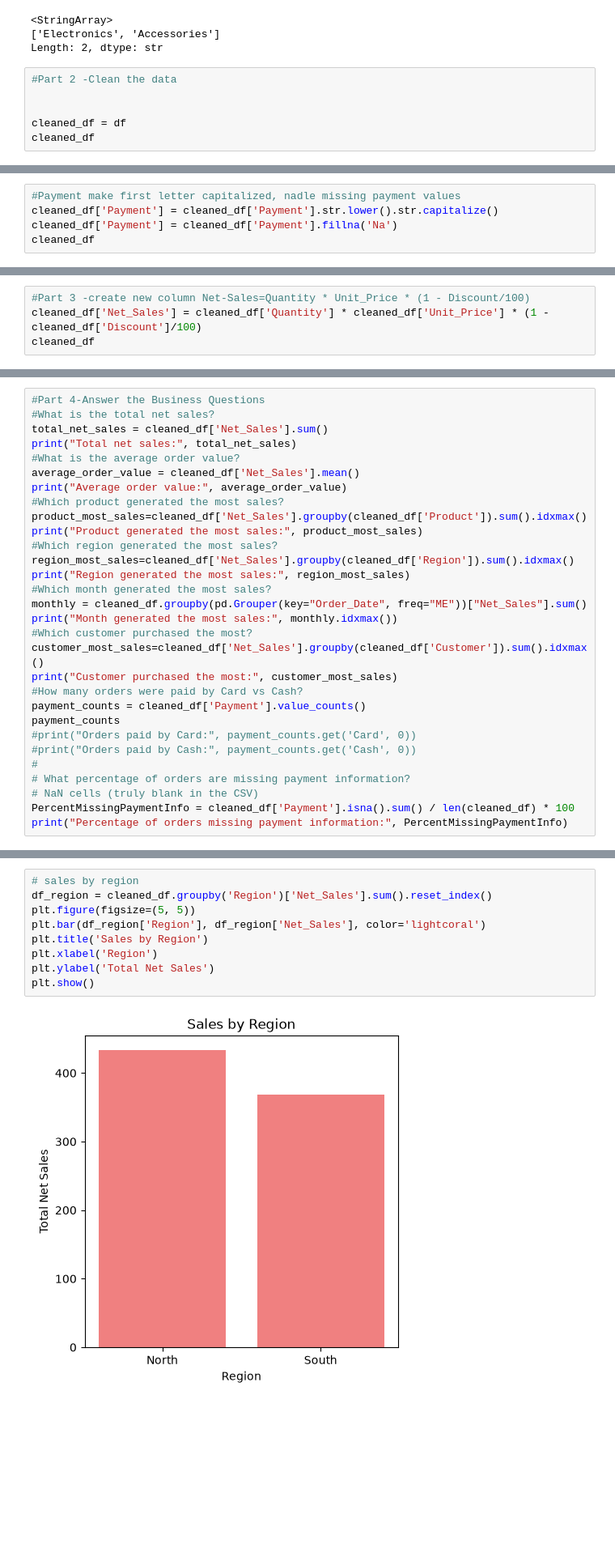
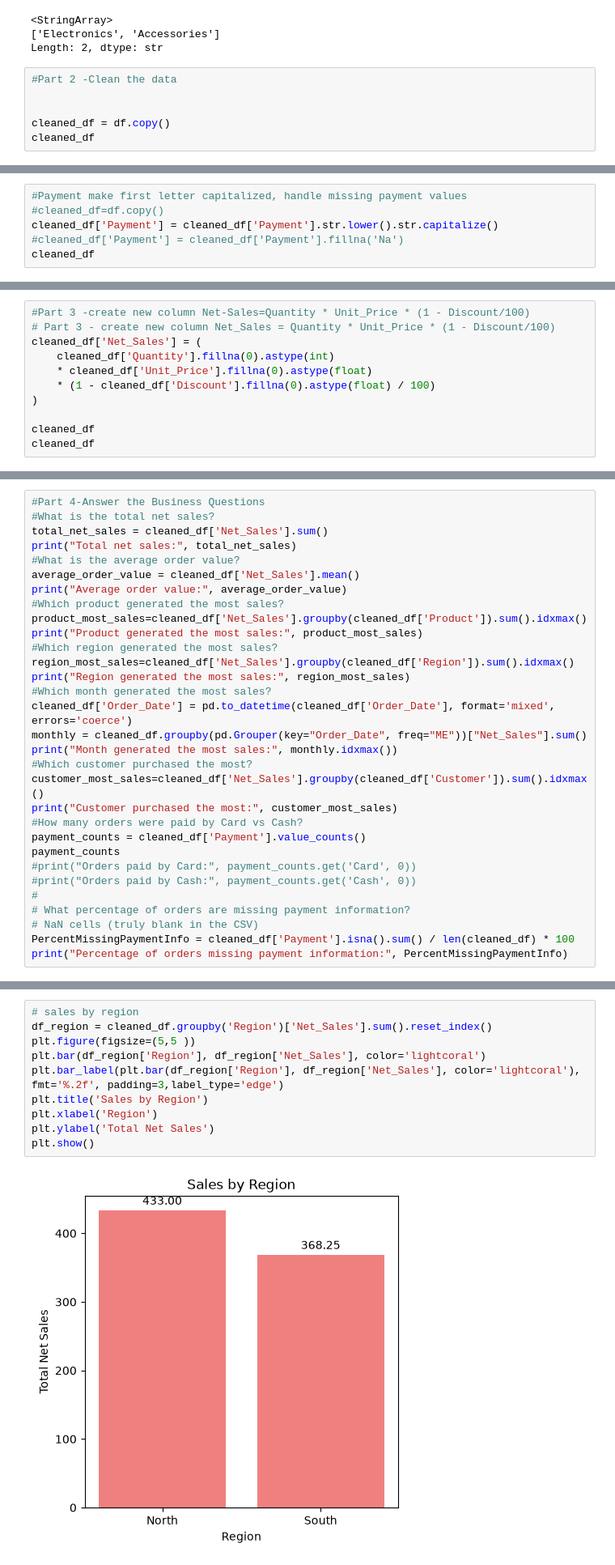
Before and after one commit to kamalakk/learningGitandGithub, a Jupyter notebook: DataAnalystProjectWithPython.ipynb, the cells around one changed output, grey strips where cells are left out. Shown at 81% size. Saved outputs shown, nothing was run; the diff lists cells and outputs as text; blank space fills up the shorter version.

```diff
--- a/DataAnalystProjectWithPython.ipynb
+++ b/DataAnalystProjectWithPython.ipynb
@@ -72,7 +72,7 @@ Length: 2, dtype: str
 #Part 2 -Clean the data
 
 
-cleaned_df = df
+cleaned_df = df.copy()
 cleaned_df
 # %% [output]
 |  | Order_ID | Order_Date | Customer | Product | Category | Quantity | Unit_Price | Region | Payment | Discount |
@@ -229,9 +229,10 @@ cleaned_df
 | 19 | 1019 | 2026-02-06 | Meena | Keyboard | Electronics | 2 | 25.0 | North | Card | 10% |
 | 20 | 1020 | 2026-02-08 | John | Mouse | Electronics | 3 | 15.5 | South | Cash | 0% |
 # %%
-#Payment make first letter capitalized, nadle missing payment values
+#Payment make first letter capitalized, handle missing payment values
+#cleaned_df=df.copy()
 cleaned_df['Payment'] = cleaned_df['Payment'].str.lower().str.capitalize()
-cleaned_df['Payment'] = cleaned_df['Payment'].fillna('Na')
+#cleaned_df['Payment'] = cleaned_df['Payment'].fillna('Na')
 cleaned_df
 # %% [output]
 |  | Order_ID | Order_Date | Customer | Product | Category | Quantity | Unit_Price | Region | Payment | Discount |
@@ -356,8 +357,15 @@ Discount      0
 dtype: int64
 # %%
 #Part 3 -create new column Net-Sales=Quantity * Unit_Price * (1 - Discount/100)
-cleaned_df['Net_Sales'] = cleaned_df['Quantity'] * cleaned_df['Unit_Price'] * (1 - cleaned_df['Discount']/100)
+# Part 3 - create new column Net_Sales = Quantity * Unit_Price * (1 - Discount/100)
+cleaned_df['Net_Sales'] = (
+    cleaned_df['Quantity'].fillna(0).astype(int)
+    * cleaned_df['Unit_Price'].fillna(0).astype(float)
+    * (1 - cleaned_df['Discount'].fillna(0).astype(float) / 100)
+)
+
 cleaned_df
+cleaned_df
 # %% [output]
 |  | Order_ID | Order_Date | Customer | Product | Category | Quantity | Unit_Price | Region | Payment | Discount | ... |
 | 0 | 1001 | 2026-01-05 | Anita | Keyboard | Electronics | 2 | 25.0 | South | Card | 5 | ... |
@@ -391,6 +413,7 @@ print("Product generated the most sales:", product_most_sales)
 region_most_sales=cleaned_df['Net_Sales'].groupby(cleaned_df['Region']).sum().idxmax()
 print("Region generated the most sales:", region_most_sales)
 #Which month generated the most sales?
+cleaned_df['Order_Date'] = pd.to_datetime(cleaned_df['Order_Date'], format='mixed', errors='coerce')
 monthly = cleaned_df.groupby(pd.Grouper(key="Order_Date", freq="ME"))["Net_Sales"].sum()
 print("Month generated the most sales:", monthly.idxmax())
 #Which customer purchased the most?
@@ -481,14 +526,15 @@ plt.show()
 # %%
 # sales by region
 df_region = cleaned_df.groupby('Region')['Net_Sales'].sum().reset_index()
-plt.figure(figsize=(5, 5))
+plt.figure(figsize=(5,5 ))
 plt.bar(df_region['Region'], df_region['Net_Sales'], color='lightcoral')
+plt.bar_label(plt.bar(df_region['Region'], df_region['Net_Sales'], color='lightcoral'), fmt='%.2f', padding=3,label_type='edge')
 plt.title('Sales by Region')
 plt.xlabel('Region')
 plt.ylabel('Total Net Sales')
 plt.show()
 # %% [output]
-[figure, old version]
+[figure, new version]
 # %%
 #monthly sales trend
 df_monthly = cleaned_df.groupby(pd.Grouper(key='Order_Date', freq='ME'))['Net_Sales'].sum().reset_index()
```
Also changed, not shown: parts of 14 cells of this notebook, 1 other file.
